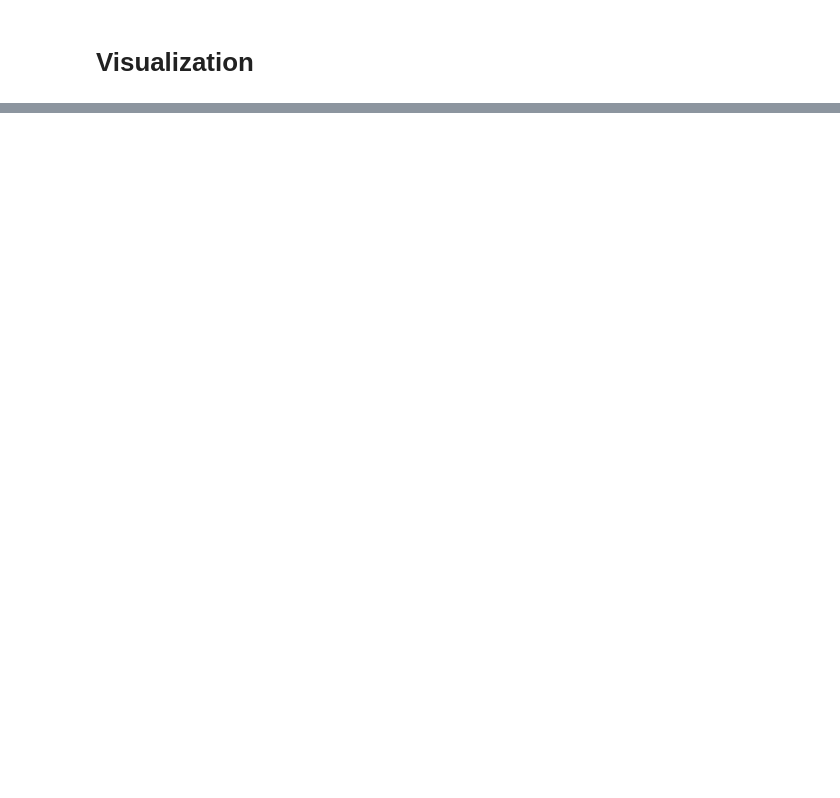
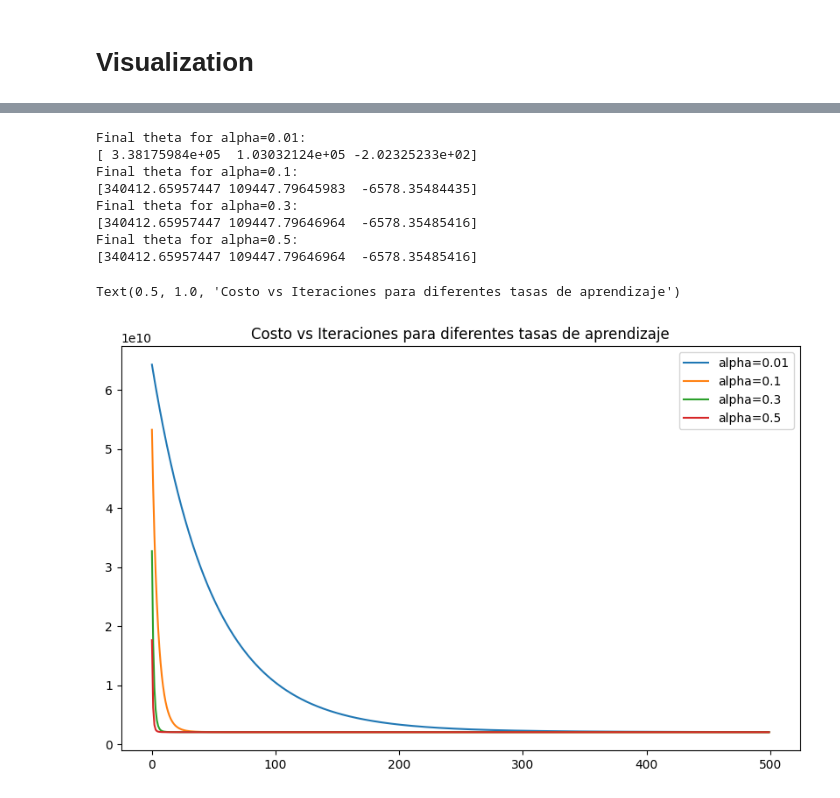
Before and after one commit to undelapaz-rnap-2025I/tarea-regresion-ElWilly9, a Jupyter notebook: Regression_multilinear.ipynb, the cells around one changed output, grey strips where cells are left out. Cells and saved outputs as stored; diff of their text form; code cells hidden in the pictures; blank space fills up the shorter version.

```diff
--- a/Regression_multilinear.ipynb
+++ b/Regression_multilinear.ipynb
@@ -233,0 +252,38 @@ matrix_J = np.zeros((iterations, len(alpha_vector)))
+# %%
+import numpy as np
+import matplotlib.pyplot as plt
+
+iterations = 500
+theta = np.zeros((3, 1))
+alpha_vector = np.array([0.01, 0.1, 0.3, 0.5])
+matrix_J = np.zeros((iterations, len(alpha_vector)))
+
+for i, alpha in enumerate(alpha_vector):
+    theta = np.zeros((3, 1))  # Reiniciar theta para cada alpha
+    for iter in range(iterations):
+        h = X @ theta
+        errors = h - y.reshape(-1, 1)  # Asegurar que y sea vector columna
+        grad_J = (1 / m) * (X.T @ errors)
+        theta = theta - alpha * grad_J
+        matrix_J[iter, i] = cost_function(theta, X, y)
+    print(f"Final theta for alpha={alpha}:\n{theta.ravel()}")
+
+# Graficar el costo en función de las iteraciones para cada alpha
+plt.figure(figsize=(10, 6))
+plt.plot(range(iterations), matrix_J[:, 0], label='alpha=0.01')
+plt.plot(range(iterations), matrix_J[:, 1], label='alpha=0.1')
+plt.plot(range(iterations), matrix_J[:, 2], label='alpha=0.3')
+plt.plot(range(iterations), matrix_J[:, 3], label='alpha=0.5')
+plt.legend()
+plt.title('Costo vs Iteraciones para diferentes tasas de aprendizaje')
+# %% [output]
+Final theta for alpha=0.01:
+[ 3.38175984e+05  1.03032124e+05 -2.02325233e+02]
+Final theta for alpha=0.1:
+[340412.65957447 109447.79645983  -6578.35484435]
+Final theta for alpha=0.3:
+[340412.65957447 109447.79646964  -6578.35485416]
+Final theta for alpha=0.5:
+[340412.65957447 109447.79646964  -6578.35485416]
+Text(0.5, 1.0, 'Costo vs Iteraciones para diferentes tasas de aprendizaje')
+[figure, added]
```
Also changed, not shown: parts of 4 cells of this notebook.
